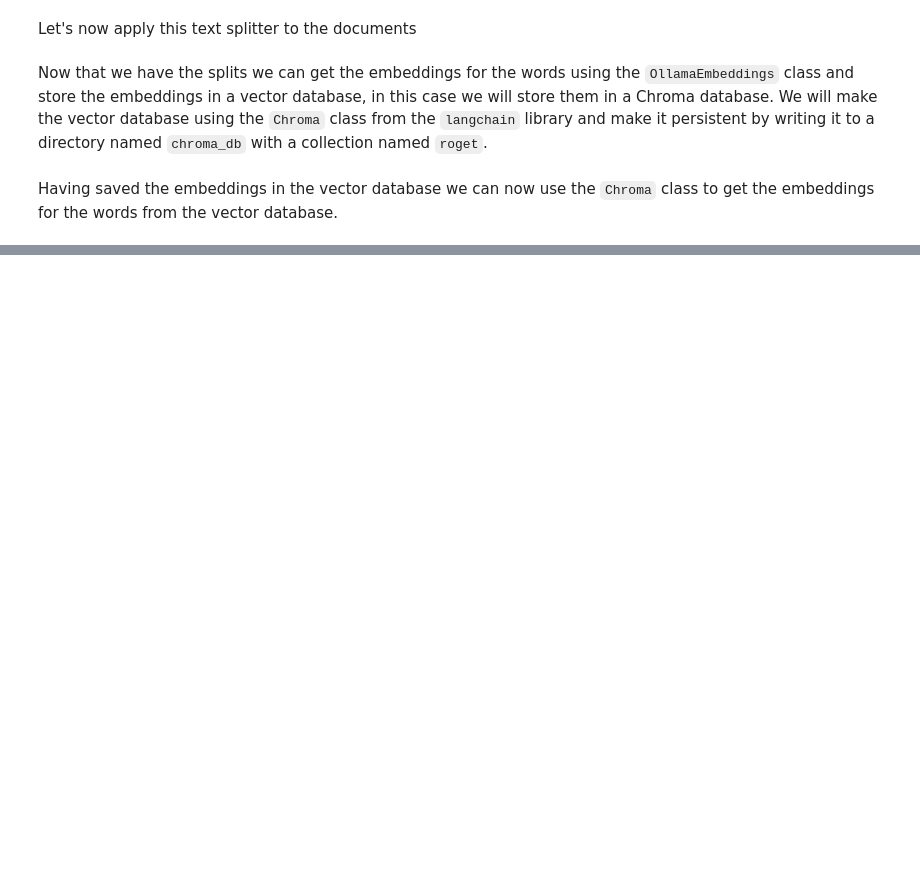
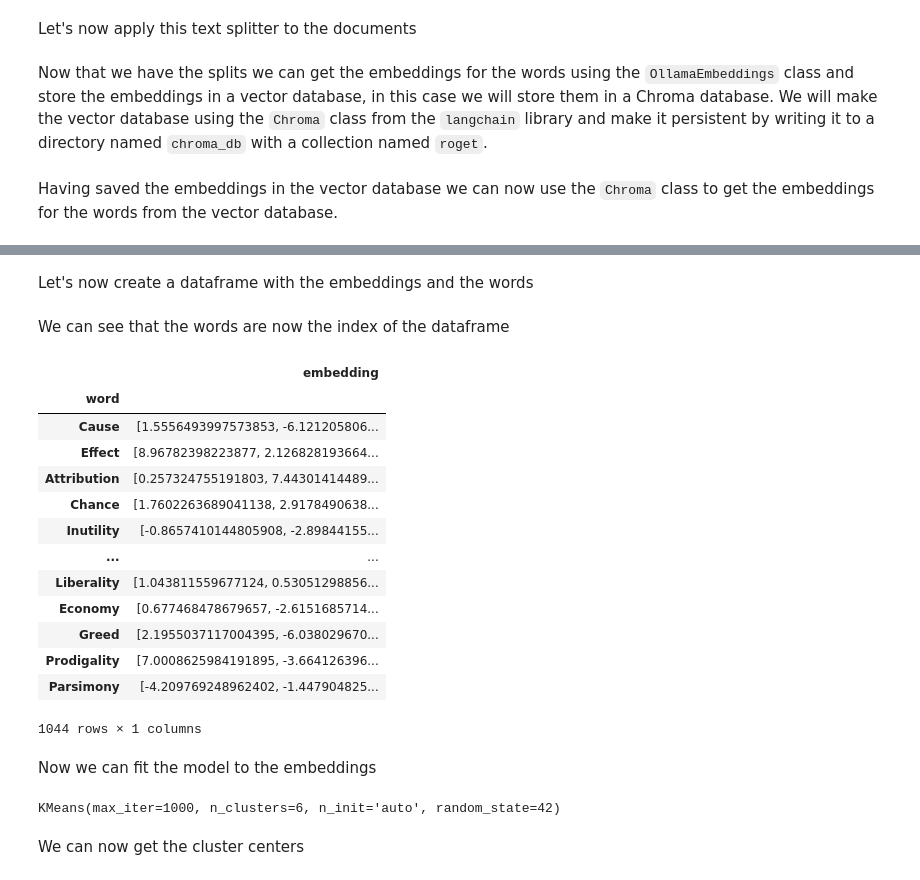
Before and after one commit to panos-span/rogets_thesaurus, a Jupyter notebook: final.ipynb, the cells around one changed output, grey strips where cells are left out. Cells and saved outputs as stored; diff of their text form; code cells hidden in the pictures; blank space fills up the shorter version.

```diff
--- a/final.ipynb
+++ b/final.ipynb
@@ -407,0 +520,2 @@ collection.get()
+# %% [markdown]
+Let's now create a dataframe with the embeddings and the words
@@ -407,0 +528,27 @@ collection.get()
+# %% [markdown]
+We can see that the words are now the index of the dataframe
+# %%
+df
+# %% [output]
+|  | embedding |
+| word |  |
+| Cause | [1.5556493997573853, -6.121205806... |
+| Effect | [8.96782398223877, 2.126828193664... |
+| Attribution | [0.257324755191803, 7.44301414489... |
+| Chance | [1.7602263689041138, 2.9178490638... |
+| Inutility | [-0.8657410144805908, -2.89844155... |
+| ... | ... |
+| Liberality | [1.043811559677124, 0.53051298856... |
+| Economy | [0.677468478679657, -2.6151685714... |
+| Greed | [2.1955037117004395, -6.038029670... |
+| Prodigality | [7.0008625984191895, -3.664126396... |
+| Parsimony | [-4.209769248962402, -1.447904825... |
+1044 rows × 1 columns
+# %% [markdown]
+Now we can fit the model to the embeddings
+# %%
+model.fit(df['embedding'].to_list())
+# %% [output]
+KMeans(max_iter=1000, n_clusters=6, n_init='auto', random_state=42)
+# %% [markdown]
+We can now get the cluster centers
```
Also changed, not shown: parts of 44 cells of this notebook.
